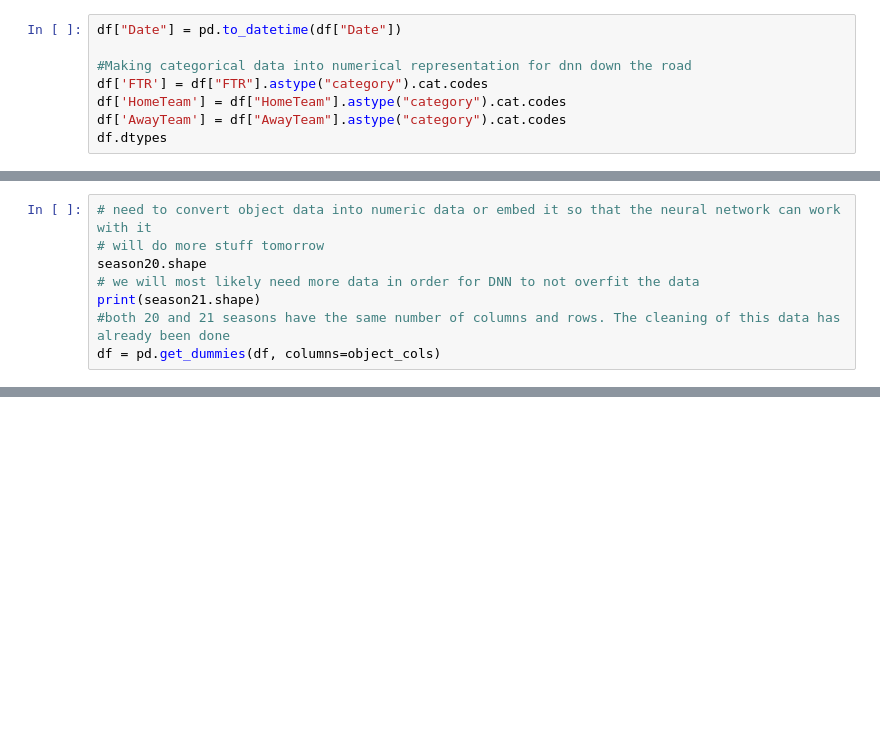
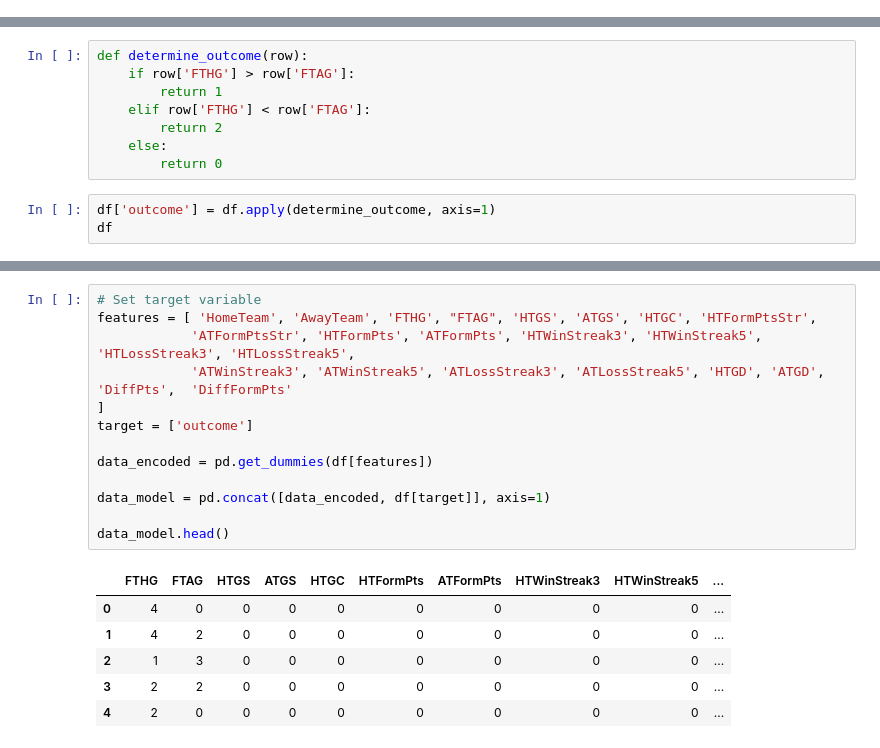
Before and after one commit to jackqcook/Sports-Prediction-Model, a Jupyter notebook: Soccer/messi.ipynb, the cells around one changed output, grey strips where cells are left out. Cells and saved outputs as stored; diff of their text form; blank space fills up the shorter version.

```diff
--- a/Soccer/messi.ipynb
+++ b/Soccer/messi.ipynb
@@ -120,8 +51,0 @@ dtype: object
-# %%
-df["Date"] = pd.to_datetime(df["Date"])
-
-#Making categorical data into numerical representation for dnn down the road
-df['FTR'] = df["FTR"].astype("category").cat.codes
-df['HomeTeam'] = df["HomeTeam"].astype("category").cat.codes
-df['AwayTeam'] = df["AwayTeam"].astype("category").cat.codes
-df.dtypes
@@ -146,8 +51,0 @@ dtype: object
-# %%
-# need to convert object data into numeric data or embed it so that the neural network can work with it
-# will do more stuff tomorrow
-season20.shape
-# we will most likely need more data in order for DNN to not overfit the data
-print(season21.shape)
-#both 20 and 21 seasons have the same number of columns and rows. The cleaning of this data has already been done
-df = pd.get_dummies(df, columns=object_cols)
@@ -166,0 +52,11 @@ model.compile(optimizer='adam', loss='binary_crossentropy', metrics=['accuracy']
+# %%
+def determine_outcome(row):
+    if row['FTHG'] > row['FTAG']:
+        return 1
+    elif row['FTHG'] < row['FTAG']:
+        return 2
+    else:
+        return 0
+# %%
+df['outcome'] = df.apply(determine_outcome, axis=1)
+df
@@ -166,0 +77,20 @@ model.compile(optimizer='adam', loss='binary_crossentropy', metrics=['accuracy']
+# %%
+# Set target variable
+features = [ 'HomeTeam', 'AwayTeam', 'FTHG', "FTAG", 'HTGS', 'ATGS', 'HTGC', 'HTFormPtsStr',
+            'ATFormPtsStr',	'HTFormPts', 'ATFormPts', 'HTWinStreak3', 'HTWinStreak5', 'HTLossStreak3', 'HTLossStreak5',
+            'ATWinStreak3',	'ATWinStreak5',	'ATLossStreak3', 'ATLossStreak5', 'HTGD', 'ATGD',	'DiffPts',	'DiffFormPts'
+]
+target = ['outcome']
+
+data_encoded = pd.get_dummies(df[features])
+
+data_model = pd.concat([data_encoded, df[target]], axis=1)
+
+data_model.head()
+# %% [output]
+|  | FTHG | FTAG | HTGS | ATGS | HTGC | HTFormPts | ATFormPts | HTWinStreak3 | HTWinStreak5 | ... |
+| 0 | 4 | 0 | 0 | 0 | 0 | 0 | 0 | 0 | 0 | ... |
+| 1 | 4 | 2 | 0 | 0 | 0 | 0 | 0 | 0 | 0 | ... |
+| 2 | 1 | 3 | 0 | 0 | 0 | 0 | 0 | 0 | 0 | ... |
+| 3 | 2 | 2 | 0 | 0 | 0 | 0 | 0 | 0 | 0 | ... |
+| 4 | 2 | 0 | 0 | 0 | 0 | 0 | 0 | 0 | 0 | ... |
```
Also changed, not shown: parts of 15 cells of this notebook.
